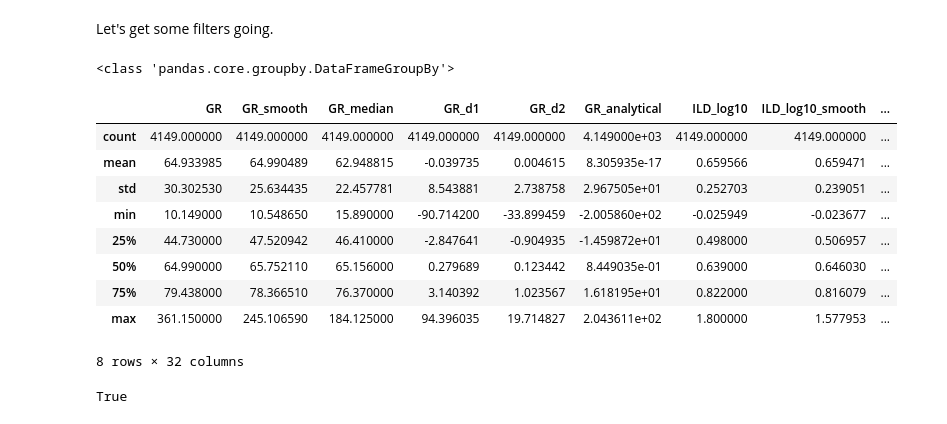
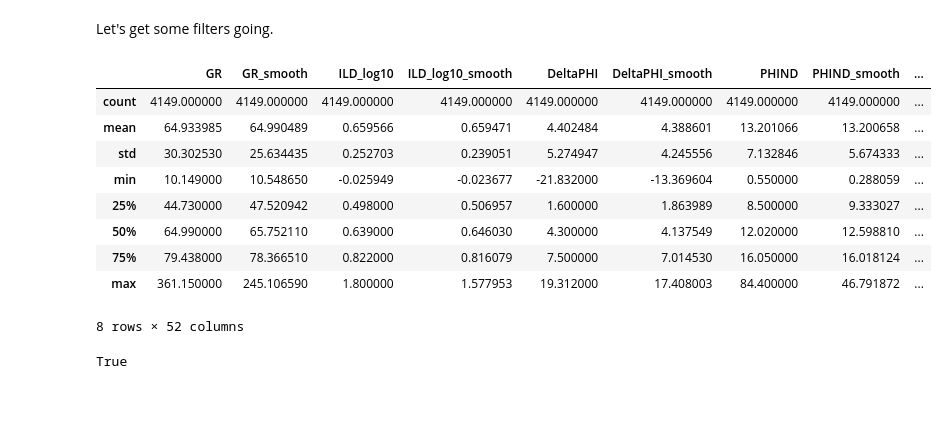
Before and after one commit to JesperDramsch/2016-ml-contest, a Jupyter notebook: JesperDramsch/Facies_classification_Xmas_Trees-Copy1.ipynb, the cells around one changed output. Cells and saved outputs as stored; diff of their text form; code cells hidden in the pictures.

```diff
--- a/JesperDramsch/Facies_classification_Xmas_Trees-Copy1.ipynb
+++ b/JesperDramsch/Facies_classification_Xmas_Trees-Copy1.ipynb
@@ -372,40 +372,40 @@ Let's get some filters going.
 # %%
 c_f = feature_vectors.drop(['Well Name'], axis=1).copy()
 logger = []
 b, a = signal.butter(5, [0.1,0.9], btype='bandstop')
-print(type(groups))
 for well, logs in feature_vectors.groupby(['Well Name'],sort=False):
     log_raw = []
     log_out = []
     log_raw = logs.drop(['Well Name','RELPOS','NM_M'], axis=1)
     for xn in log_raw:
         log_out.append(pd.DataFrame({xn: logs[xn]},index=[logs.index]))
         log_out.append(pd.DataFrame({xn+'_smooth': signal.filtfilt(b,a,logs[xn])},index=[logs.index])) #butterworth filter
-        log_out.append(pd.DataFrame({xn+'_median': signal.medfilt(logs[xn],13)},index=[logs.index])) #median filter
-        log_out.append(pd.DataFrame({xn+'_d1': signal.savgol_filter(logs[xn], window_length=9, polyorder=3, deriv=1, delta=1, mode='nearest')},index=[logs.index])) #first derivative on noisy data
-        log_out.append(pd.DataFrame({xn+'_d2': signal.savgol_filter(logs[xn], window_length=9, polyorder=3, deriv=2, delta=1, mode='nearest')},index=[logs.index])) #second derivative on noisy data
-        log_out.append(pd.DataFrame({xn+'_analytical': np.imag(signal.hilbert(logs[xn]))},index=[logs.index])) #analytical filter
+    log_smooth=pd.concat(log_out,axis=1)
+    for xn in log_smooth:
+        log_out.append(pd.DataFrame({xn+'_median': signal.medfilt(log_smooth[xn],13)},index=[logs.index])) #median filter
+        log_out.append(pd.DataFrame({xn+'_d1': signal.savgol_filter(log_smooth[xn], window_length=9, polyorder=3, deriv=1, delta=1, mode='nearest')},index=[logs.index])) #first derivative on noisy data
+        log_out.append(pd.DataFrame({xn+'_d2': signal.savgol_filter(log_smooth[xn], window_length=9, polyorder=3, deriv=2, delta=1, mode='nearest')},index=[logs.index])) #second derivative on noisy data
+        log_out.append(pd.DataFrame({xn+'_analytical': np.imag(signal.hilbert(log_smooth[xn]))},index=[logs.index])) #analytical filter
+    log_fe = pd.concat(log_out,axis=1)
 
-    log_smooth=pd.concat(log_out,axis=1)
     #print(log_raw)
     #log_smooth= log_raw.apply((lambda x: signal.filtfilt(b,a,x)),axis=1)
     #print(log_smooth)
-    logger.append(log_smooth)
+    logger.append(log_fe)
 tmp = pd.concat(logger, axis=0, ignore_index=True)
 feature_vectors= pd.concat([tmp,feature_vectors['NM_M'],feature_vectors['RELPOS']], axis=1)
 feature_vectors.describe()
 # %% [output]
+|  | GR | GR_smooth | ILD_log10 | ILD_log10_smooth | DeltaPHI | DeltaPHI_smooth | PHIND | PHIND_smooth | ... |
+| count | 4149.000000 | 4149.000000 | 4149.000000 | 4149.000000 | 4149.000000 | 4149.000000 | 4149.000000 | 4149.000000 | ... |
+| mean | 64.933985 | 64.990489 | 0.659566 | 0.659471 | 4.402484 | 4.388601 | 13.201066 | 13.200658 | ... |
+| std | 30.302530 | 25.634435 | 0.252703 | 0.239051 | 5.274947 | 4.245556 | 7.132846 | 5.674333 | ... |
+| min | 10.149000 | 10.548650 | -0.025949 | -0.023677 | -21.832000 | -13.369604 | 0.550000 | 0.288059 | ... |
+| 25% | 44.730000 | 47.520942 | 0.498000 | 0.506957 | 1.600000 | 1.863989 | 8.500000 | 9.333027 | ... |
+| 50% | 64.990000 | 65.752110 | 0.639000 | 0.646030 | 4.300000 | 4.137549 | 12.020000 | 12.598810 | ... |
+| 75% | 79.438000 | 78.366510 | 0.822000 | 0.816079 | 7.500000 | 7.014530 | 16.050000 | 16.018124 | ... |
+| max | 361.150000 | 245.106590 | 1.800000 | 1.577953 | 19.312000 | 17.408003 | 84.400000 | 46.791872 | ... |
-<class 'pandas.core.groupby.DataFrameGroupBy'>
+8 rows × 52 columns
-|  | GR | GR_smooth | GR_median | GR_d1 | GR_d2 | GR_analytical | ILD_log10 | ILD_log10_smooth | ... |
-| count | 4149.000000 | 4149.000000 | 4149.000000 | 4149.000000 | 4149.000000 | 4.149000e+03 | 4149.000000 | 4149.000000 | ... |
-| mean | 64.933985 | 64.990489 | 62.948815 | -0.039735 | 0.004615 | 8.305935e-17 | 0.659566 | 0.659471 | ... |
-| std | 30.302530 | 25.634435 | 22.457781 | 8.543881 | 2.738758 | 2.967505e+01 | 0.252703 | 0.239051 | ... |
-| min | 10.149000 | 10.548650 | 15.890000 | -90.714200 | -33.899459 | -2.005860e+02 | -0.025949 | -0.023677 | ... |
-| 25% | 44.730000 | 47.520942 | 46.410000 | -2.847641 | -0.904935 | -1.459872e+01 | 0.498000 | 0.506957 | ... |
-| 50% | 64.990000 | 65.752110 | 65.156000 | 0.279689 | 0.123442 | 8.449035e-01 | 0.639000 | 0.646030 | ... |
-| 75% | 79.438000 | 78.366510 | 76.370000 | 3.140392 | 1.023567 | 1.618195e+01 | 0.822000 | 0.816079 | ... |
-| max | 361.150000 | 245.106590 | 184.125000 | 94.396035 | 19.714827 | 2.043611e+02 | 1.800000 | 1.577953 | ... |
-8 rows × 32 columns
 # %%
 c_f['GR'].equals(feature_vectors['GR'])
 # %% [output]
```
Also changed, not shown: parts of 21 cells of this notebook.
